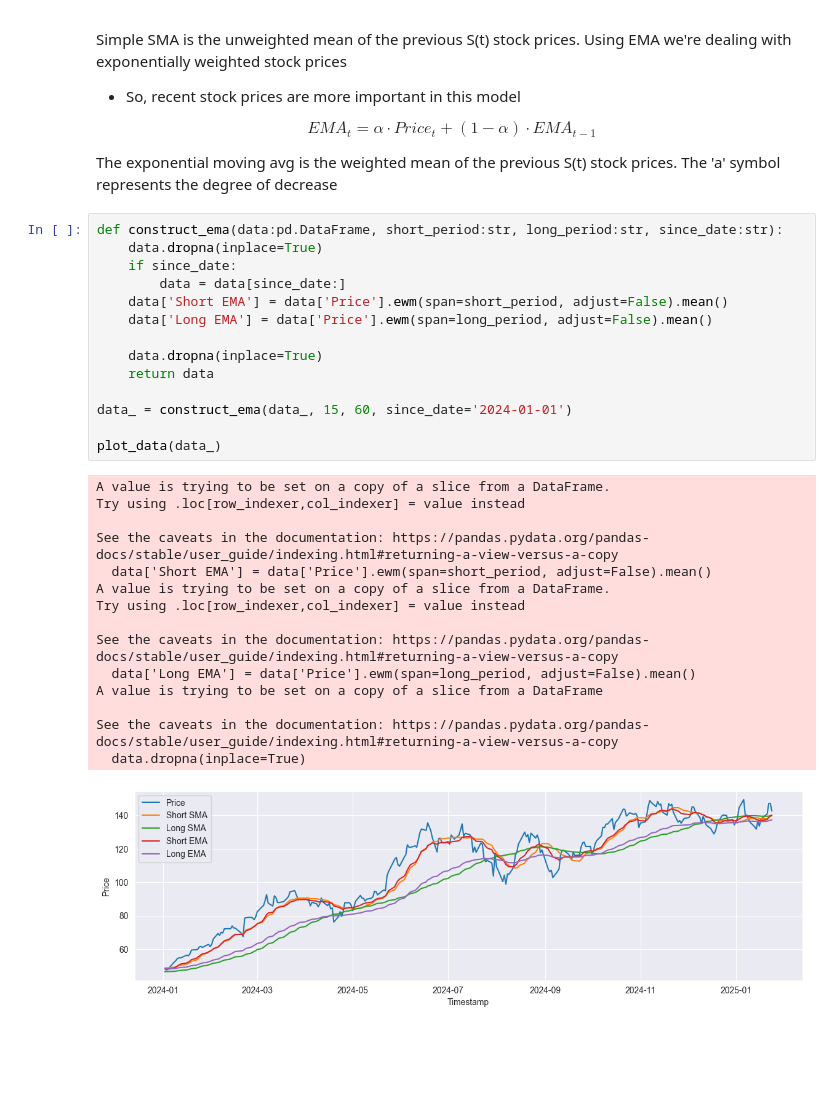
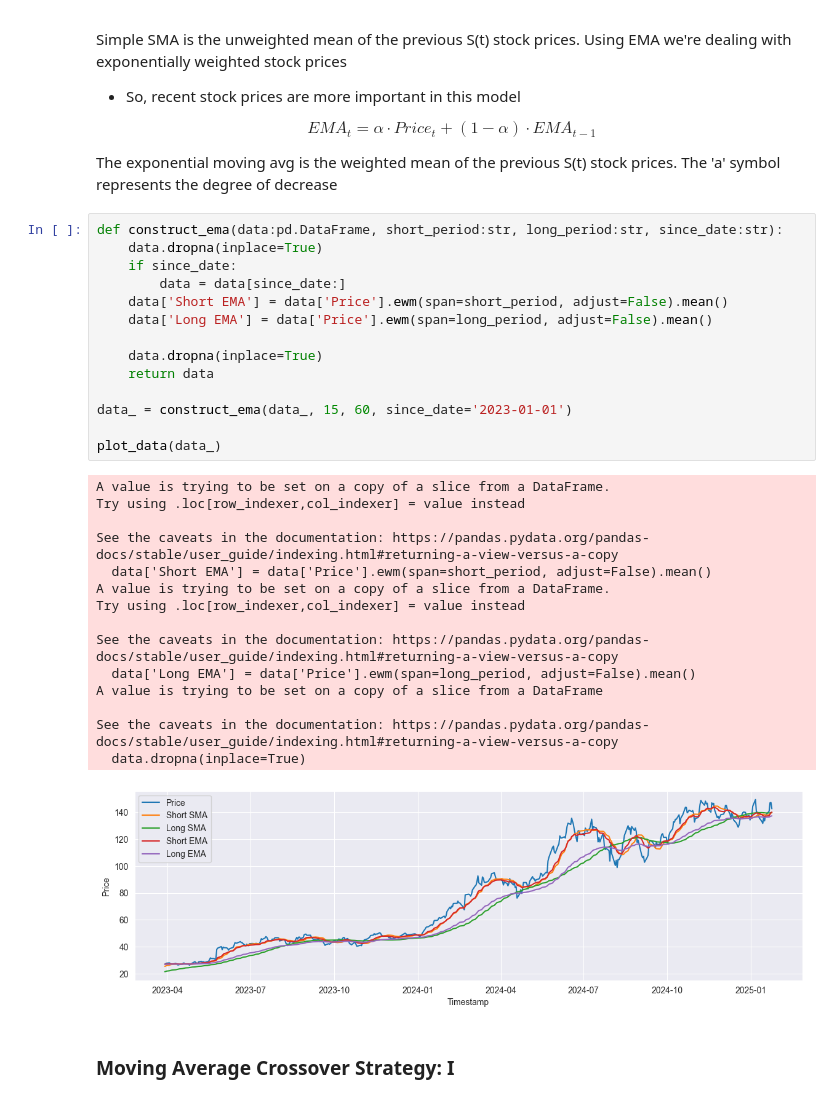
Before and after one commit to zzznavarrete/trading_algor_notes, a Jupyter notebook: 01_technical_indicators.ipynb, the cells around one changed output. Saved outputs shown, nothing was run; the diff lists cells and outputs as text; blank space fills up the shorter version.

```diff
--- a/01_technical_indicators.ipynb
+++ b/01_technical_indicators.ipynb
@@ -176,30 +176,32 @@ The exponential moving avg is the weighted mean of the previous S(t) stock price
 # %%
 def construct_ema(data:pd.DataFrame, short_period:str, long_period:str, since_date:str):
     data.dropna(inplace=True)
     if since_date:
         data = data[since_date:]
     data['Short EMA'] = data['Price'].ewm(span=short_period, adjust=False).mean()
     data['Long EMA'] = data['Price'].ewm(span=long_period, adjust=False).mean()
 
     data.dropna(inplace=True)
     return data
 
-data_ = construct_ema(data_, 15, 60, since_date='2024-01-01')
+data_ = construct_ema(data_, 15, 60, since_date='2023-01-01')
 
 plot_data(data_)
 # %% [output]
 A value is trying to be set on a copy of a slice from a DataFrame.
 Try using .loc[row_indexer,col_indexer] = value instead
 
 See the caveats in the documentation: https://pandas.pydata.org/pandas-docs/stable/user_guide/indexing.html#returning-a-view-versus-a-copy
   data['Short EMA'] = data['Price'].ewm(span=short_period, adjust=False).mean()
 A value is trying to be set on a copy of a slice from a DataFrame.
 Try using .loc[row_indexer,col_indexer] = value instead
 
 See the caveats in the documentation: https://pandas.pydata.org/pandas-docs/stable/user_guide/indexing.html#returning-a-view-versus-a-copy
   data['Long EMA'] = data['Price'].ewm(span=long_period, adjust=False).mean()
 A value is trying to be set on a copy of a slice from a DataFrame
 
 See the caveats in the documentation: https://pandas.pydata.org/pandas-docs/stable/user_guide/indexing.html#returning-a-view-versus-a-copy
   data.dropna(inplace=True)
-[figure, old version]
+[figure, new version]
+# %% [markdown]
+### Moving Average Crossover Strategy: I
```
Also changed, not shown: parts of 3 cells of this notebook, 2 other files.
